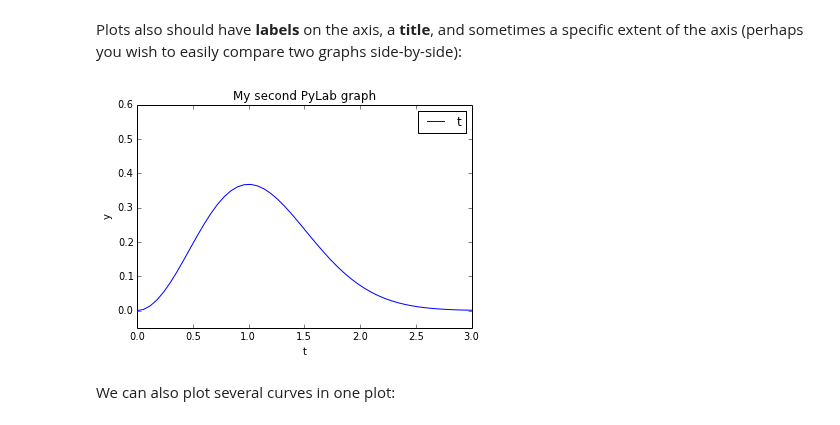
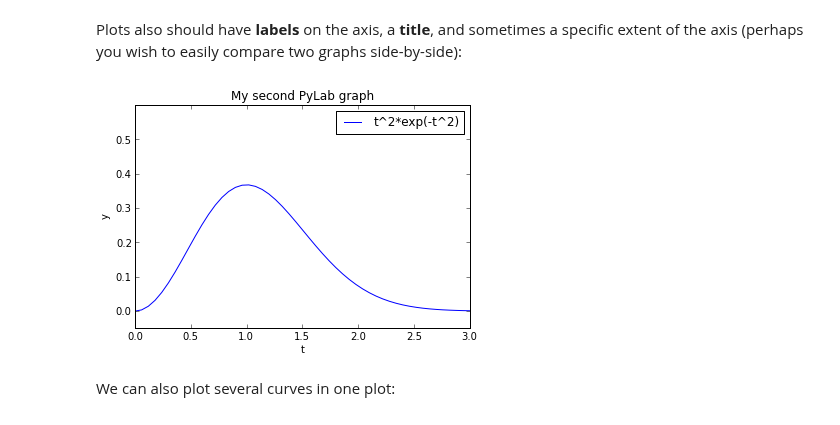
Before and after one commit to ggorman/Introduction-to-programming-for-geoscientists, a Jupyter notebook: notebook/Lecture-4-Introduction-to-programming-for-geoscientists.ipynb, the cells around one changed output. Cells and saved outputs as stored; diff of their text form; code cells hidden in the pictures.

Commit message:
Currect plot legend.

```diff
--- a/notebook/Lecture-4-Introduction-to-programming-for-geoscientists.ipynb
+++ b/notebook/Lecture-4-Introduction-to-programming-for-geoscientists.ipynb
@@ -191,20 +192,20 @@ Plots also should have **labels** on the axis, a **title**, and sometimes a spec
 # %%
 def f(t):
     return t**2*exp(-t**2)
 
 t = linspace(0, 3, 51) # Generates 51 points between 0 and 3
 y = f(t)
 plot(t, y)
 
 xlabel('t')
 ylabel('y')
-legend('t^2*exp(-t^2)')
+legend(('t^2*exp(-t^2)',))
 axis([0, 3, -0.05, 0.6]) # specify the extent of the axes [tmin, tmax, ymin, ymax]
 
 title('My second PyLab graph')
 show()
 # %% [output]
-[figure, old version]
+[figure, new version]
 # %% [markdown]
 We can also plot several curves in one plot:
 # %%
```
Also changed, not shown: parts of 5 cells of this notebook.
